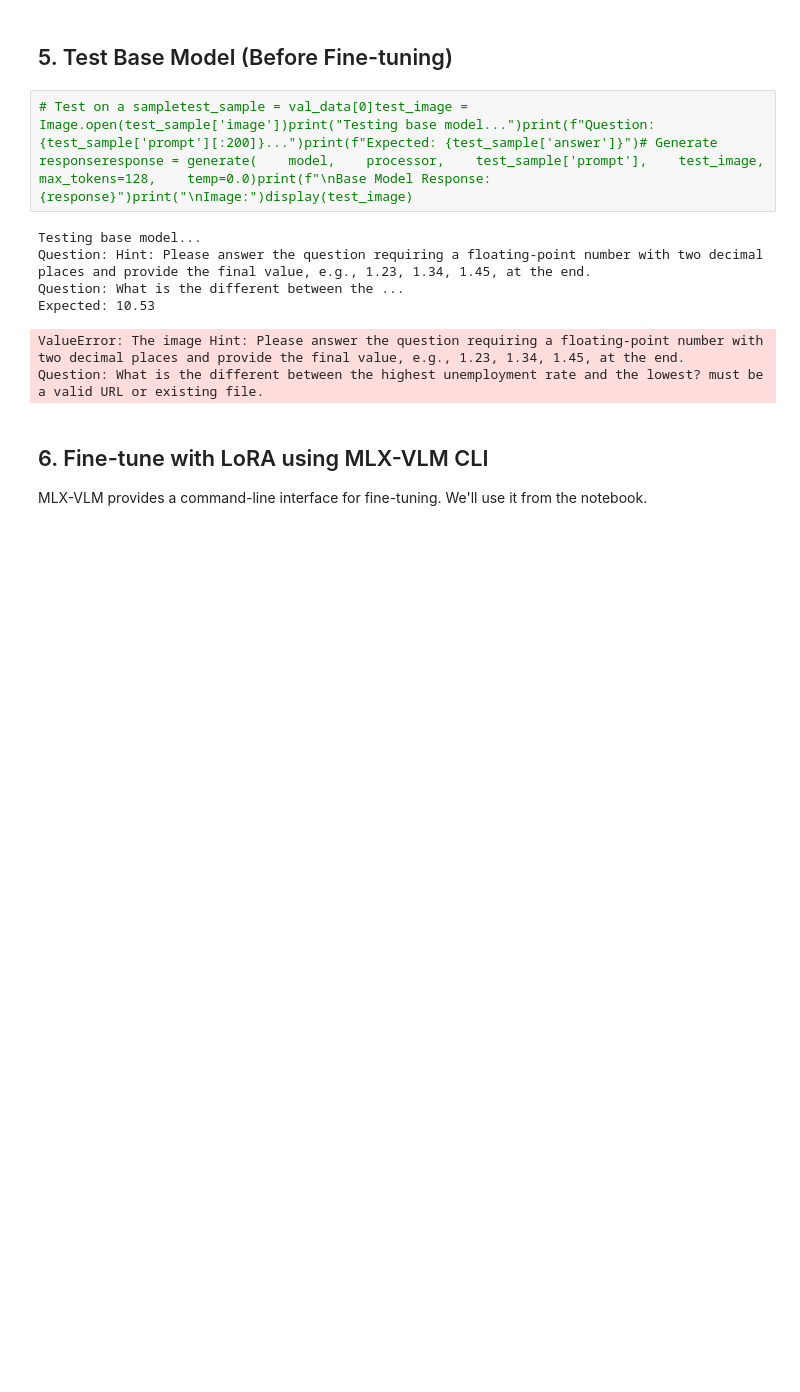
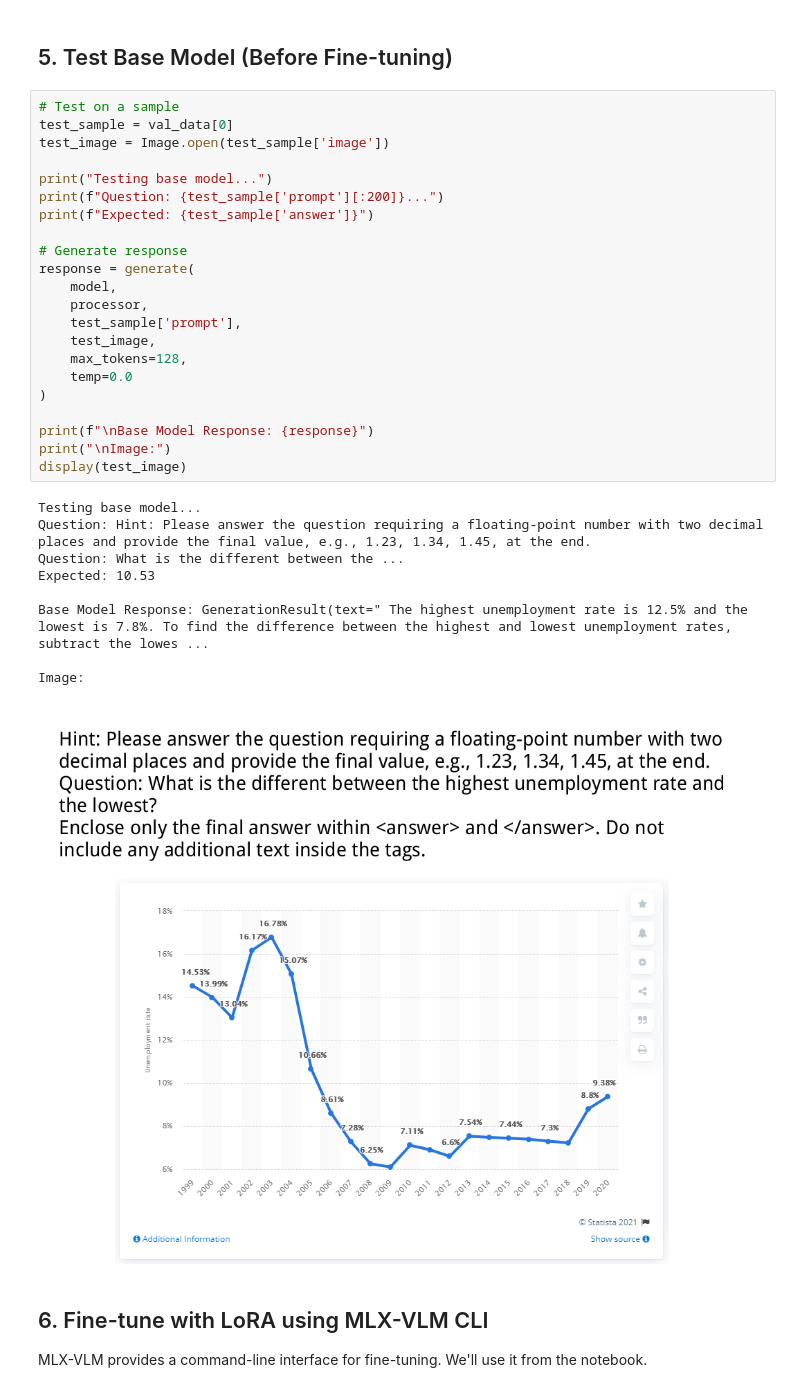
Before and after one commit to yxc20089/qwen-2.5-vl-7b-fine-tune-lora, a Jupyter notebook: qwen2_5_vl_finetune_mlx_native.ipynb, the cells around one changed output. Drawn from its saved outputs; the diff is of its cells as text; blank space fills up the shorter version.

```diff
--- a/qwen2_5_vl_finetune_mlx_native.ipynb
+++ b/qwen2_5_vl_finetune_mlx_native.ipynb
@@ -228,14 +228,37 @@ Model type: <class 'mlx_vlm.models.qwen2_5_vl.qwen2_5_vl.Model'>
 # %% [markdown]
 ## 5. Test Base Model (Before Fine-tuning)
 # %%
-# Test on a sampletest_sample = val_data[0]test_image = Image.open(test_sample['image'])print("Testing base model...")print(f"Question: {test_sample['prompt'][:200]}...")print(f"Expected: {test_sample['answer']}")# Generate responseresponse = generate(    model,    processor,    test_sample['prompt'],    test_image,    max_tokens=128,    temp=0.0)print(f"\nBase Model Response: {response}")print("\nImage:")display(test_image)
+# Test on a sample
+test_sample = val_data[0]
+test_image = Image.open(test_sample['image'])
+
+print("Testing base model...")
+print(f"Question: {test_sample['prompt'][:200]}...")
+print(f"Expected: {test_sample['answer']}")
+
+# Generate response
+response = generate(
+    model,
+    processor,
+    test_sample['prompt'],
+    test_image,
+    max_tokens=128,
+    temp=0.0
+)
+
+print(f"\nBase Model Response: {response}")
+print("\nImage:")
+display(test_image)
 # %% [output]
 Testing base model...
 Question: Hint: Please answer the question requiring a floating-point number with two decimal places and provide the final value, e.g., 1.23, 1.34, 1.45, at the end.
 Question: What is the different between the ...
 Expected: 10.53
+
+Base Model Response: GenerationResult(text=" The highest unemployment rate is 12.5% and the lowest is 7.8%. To find the difference between the highest and lowest unemployment rates, subtract the lowes ...
+
+Image:
-ValueError: The image Hint: Please answer the question requiring a floating-point number with two decimal places and provide the final value, e.g., 1.23, 1.34, 1.45, at the end.
-Question: What is the different between the highest unemployment rate and the lowest? must be a valid URL or existing file.
+[figure, added]
 # %% [markdown]
 ## 6. Fine-tune with LoRA using MLX-VLM CLI
 
```
Also changed, not shown: parts of 7 cells of this notebook, 1 other file.
